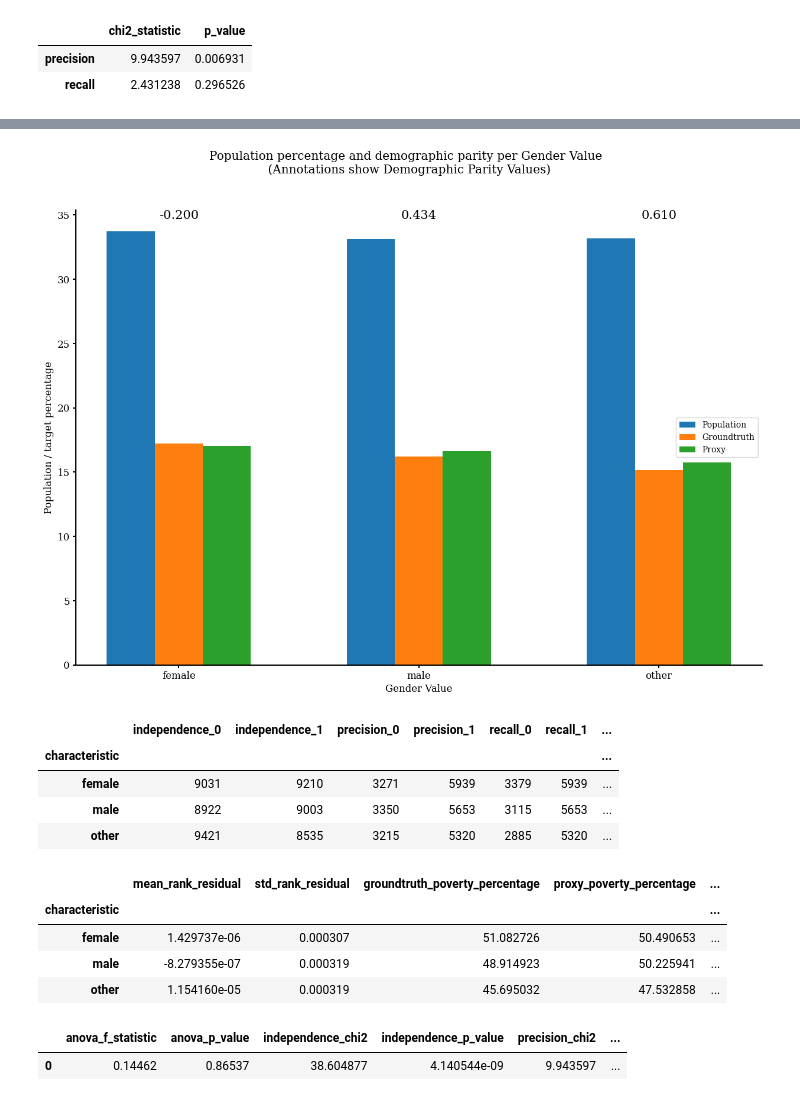
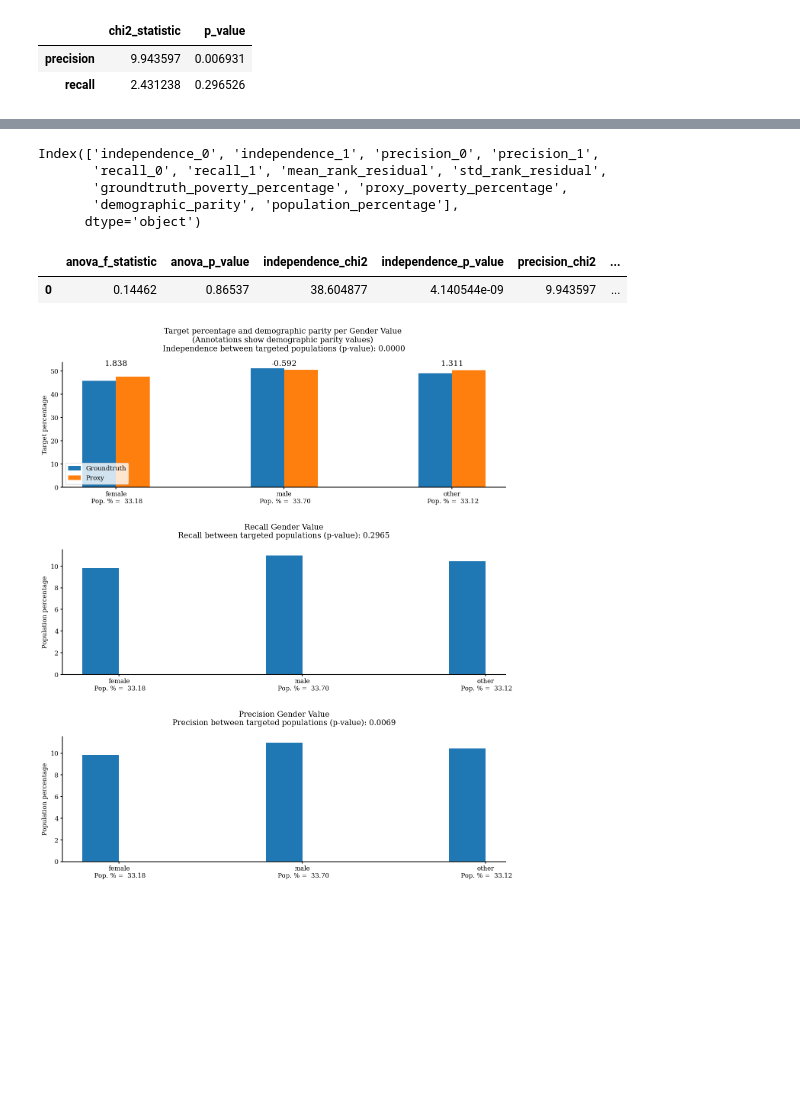
Before and after one commit to Global-Opportunity-Lab/cider, a Jupyter notebook: notebooks/validation_metrics.ipynb, the cells around one changed output, grey strips where cells are left out. Saved outputs shown, nothing was run; the diff lists cells and outputs as text; code cells hidden in the pictures; blank space fills up the shorter version.

```diff
--- a/notebooks/validation_metrics.ipynb
+++ b/notebooks/validation_metrics.ipynb
@@ -220,31 +232,25 @@ demographic_table
-# %%
-fig, ax = plot_demographic_parity_per_characteristic_value(demographic_table, "Gender")
-fig
-# %% [output]
-[figure, removed]
 # %%
 combined_table, combined_results, statistics = combine_tables_on_characteristic(
     synthetic_df_gender,
     50
 )
 # %%
-combined_table.merge(combined_results.filter(like="_percentage"), left_index=True, right_index=True)
+all_fairness_metrics_df = combined_table.merge(combined_results, left_index=True, right_index=True)
-# %% [output]
-|  | independence_0 | independence_1 | precision_0 | precision_1 | recall_0 | recall_1 | ... |
-| characteristic |  |  |  |  |  |  | ... |
-| female | 9031 | 9210 | 3271 | 5939 | 3379 | 5939 | ... |
-| male | 8922 | 9003 | 3350 | 5653 | 3115 | 5653 | ... |
-| other | 9421 | 8535 | 3215 | 5320 | 2885 | 5320 | ... |
 # %%
-combined_results
+all_fairness_metrics_df.columns
 # %% [output]
-|  | mean_rank_residual | std_rank_residual | groundtruth_poverty_percentage | proxy_poverty_percentage | ... |
-| characteristic |  |  |  |  | ... |
-| female | 1.429737e-06 | 0.000307 | 51.082726 | 50.490653 | ... |
-| male | -8.279355e-07 | 0.000319 | 48.914923 | 50.225941 | ... |
-| other | 1.154160e-05 | 0.000319 | 45.695032 | 47.532858 | ... |
+Index(['independence_0', 'independence_1', 'precision_0', 'precision_1',
+       'recall_0', 'recall_1', 'mean_rank_residual', 'std_rank_residual',
+       'groundtruth_poverty_percentage', 'proxy_poverty_percentage',
+       'demographic_parity', 'population_percentage'],
+      dtype='object')
 # %%
 statistics
 # %% [output]
 |  | anova_f_statistic | anova_p_value | independence_chi2 | independence_p_value | precision_chi2 | ... |
 | 0 | 0.14462 | 0.86537 | 38.604877 | 4.140544e-09 | 9.943597 | ... |
+# %%
+fig, ax = plot_all_fairness_metrics_per_characteristic_value(all_fairness_metrics_df, statistics, "Gender")
+fig
+# %% [output]
+[figure, added]
```
Also changed, not shown: parts of 7 cells of this notebook, 4 other files.
